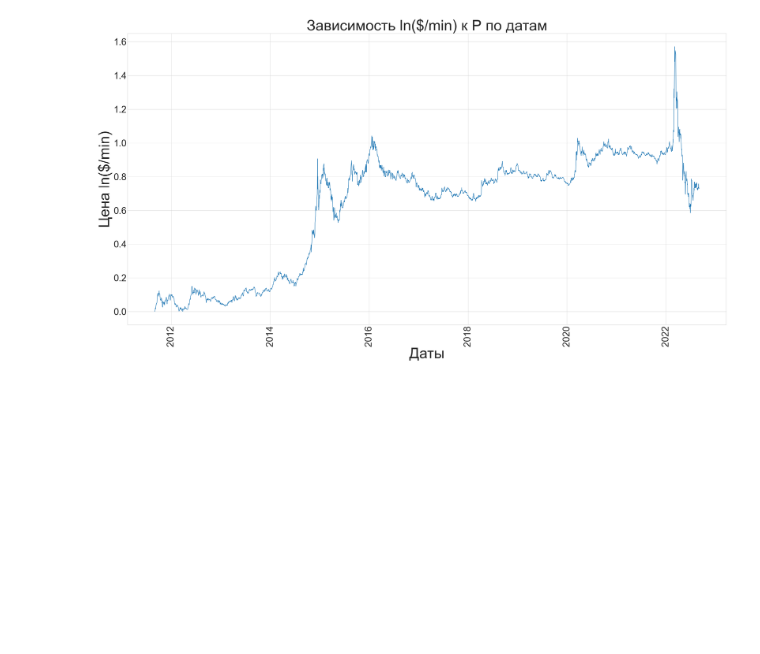
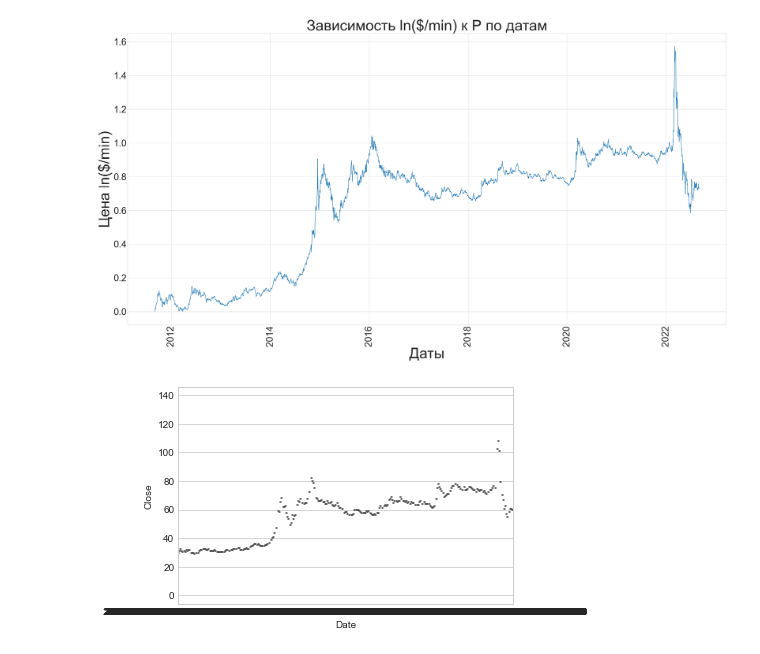
Before and after one commit to TimmmofeyD/lessons, a Jupyter notebook: практика/введение в проф деят/graph$.ipynb, the cells around one changed output. Cells and saved outputs as stored; diff of their text form; code cells hidden in the pictures; blank space fills up the shorter version.

```diff
--- a/практика/введение в проф деят/graph$.ipynb
+++ b/практика/введение в проф деят/graph$.ipynb
@@ -108,3 +109,7 @@ plt.plot(x, y)
 # %% [output]
 [<matplotlib.lines.Line2D at 0x...>]
 [figure]
+# %%
+sns.violinplot(x = 'Date', y = 'Close', data = data);
+# %% [output]
+[figure, added]
```
Also changed, not shown: parts of 1 cell of this notebook, 3 other files.
